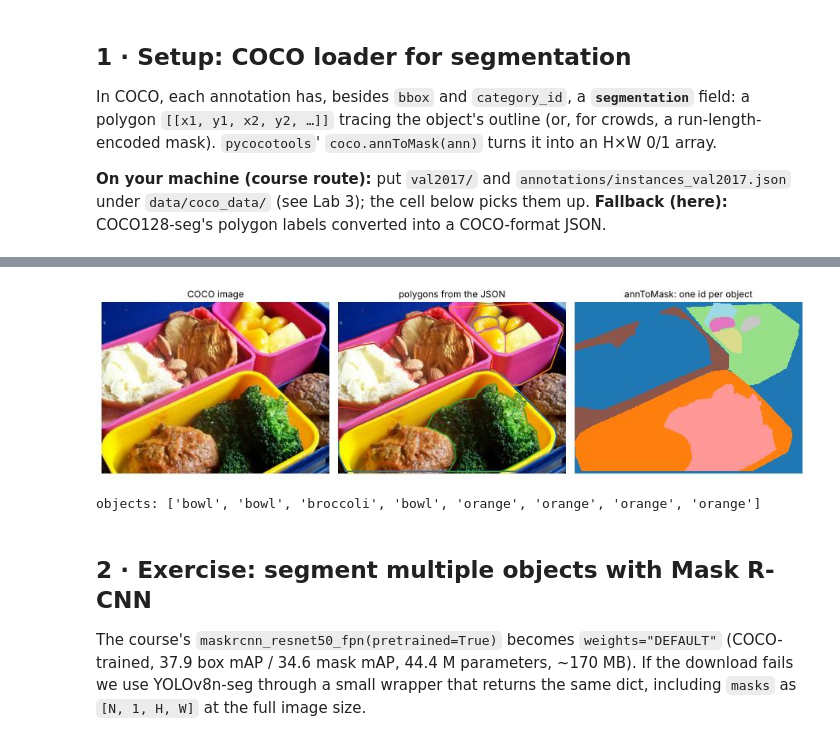
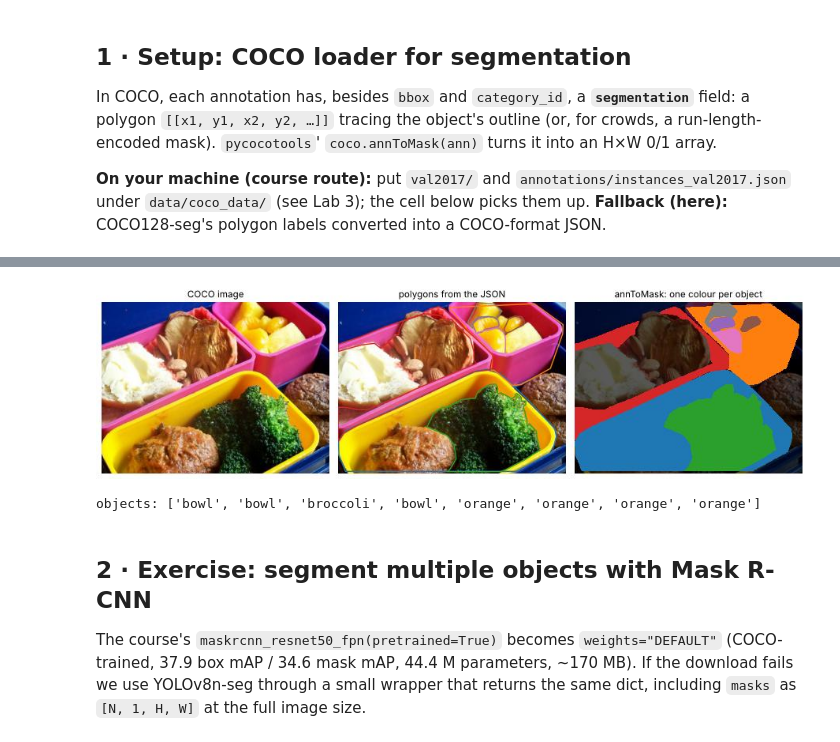
Before and after one commit to Darshit42/lern, a Jupyter notebook: computer-vision/week-2-3/labs/lab5_mask_rcnn_people_segmentation.ipynb, the cells around one changed output, grey strips where cells are left out. Cells and saved outputs as stored; diff of their text form; code cells hidden in the pictures.

```diff
--- a/computer-vision/week-2-3/labs/lab5_mask_rcnn_people_segmentation.ipynb
+++ b/computer-vision/week-2-3/labs/lab5_mask_rcnn_people_segmentation.ipynb
@@ -125,23 +125,25 @@ Loaded COCO dataset with 128 images
 # %%
 # How a polygon becomes a mask
 img, anns = trainset[0]
 coco = trainset.coco
 fig, ax = plt.subplots(1, 3, figsize=(13, 3.8), dpi=70)
 ax[0].imshow(img.permute(1, 2, 0)); ax[0].set_title("COCO image")
 ax[1].imshow(img.permute(1, 2, 0))
 for a in anns:
     poly = np.array(a["segmentation"][0]).reshape(-1, 2)
     ax[1].plot(*np.vstack([poly, poly[:1]]).T, lw=1.5)
 ax[1].set_title("polygons from the JSON")
 inst = np.zeros(img.shape[1:], int)
 for k, a in enumerate(anns, 1):
     inst[coco.annToMask(a) > 0] = k                               # polygon -> HxW 0/1 mask
-ax[2].imshow(inst, cmap="tab20", interpolation="nearest"); ax[2].set_title("annToMask: one id per object")
+ax[2].imshow(img.permute(1, 2, 0) * 0.35)
+ax[2].imshow(np.ma.masked_equal(inst, 0), cmap="tab10", interpolation="nearest", vmin=1, vmax=10)
+ax[2].set_title("annToMask: one colour per object")
 for a in ax: a.axis("off")
 plt.tight_layout(); plt.show()
 print("objects:", [COCO_NAMES[a["category_id"]] for a in anns])
 # %% [output]
-[figure, old version]
+[figure, new version]
 objects: ['bowl', 'bowl', 'broccoli', 'bowl', 'orange', 'orange', 'orange', 'orange']
 # %% [markdown]
 ## 2 · Exercise: segment multiple objects with Mask R-CNN
```
Also changed, not shown: parts of 6 cells of this notebook, 56 other files.
